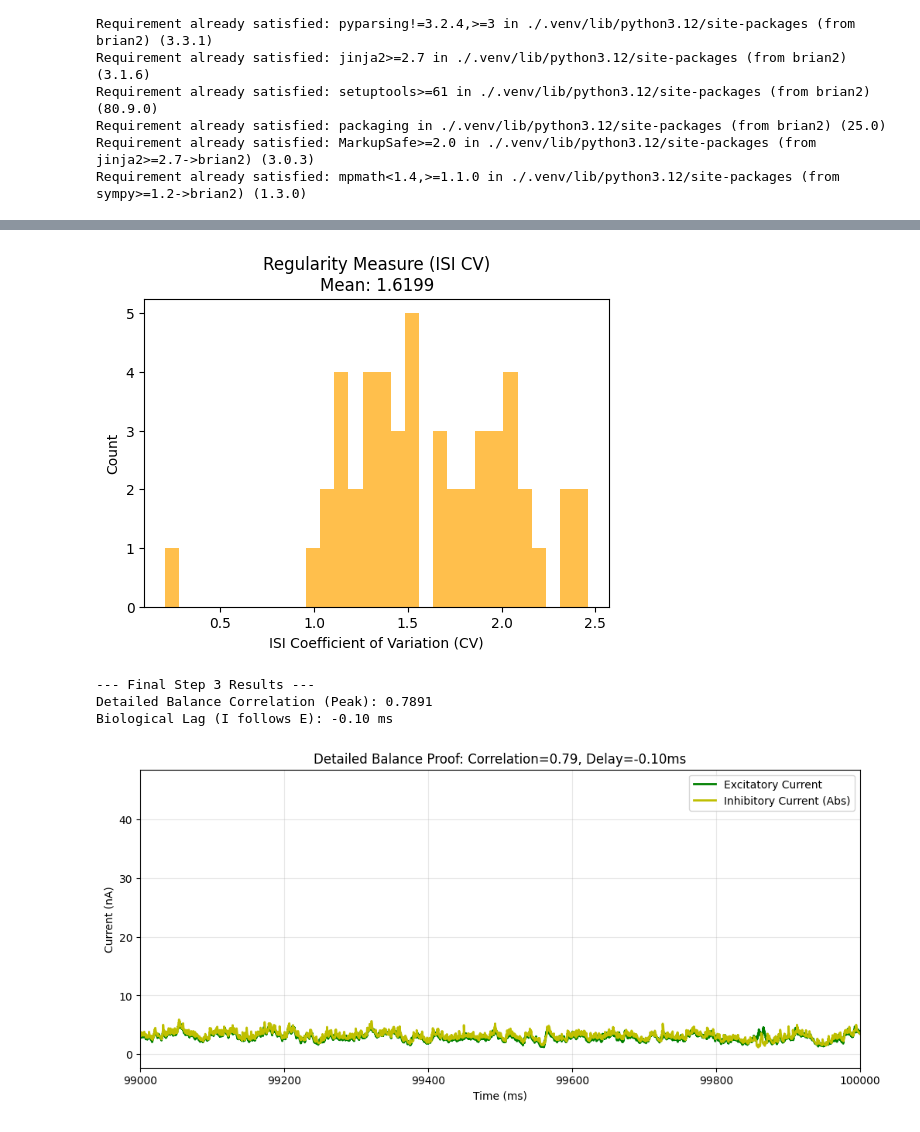
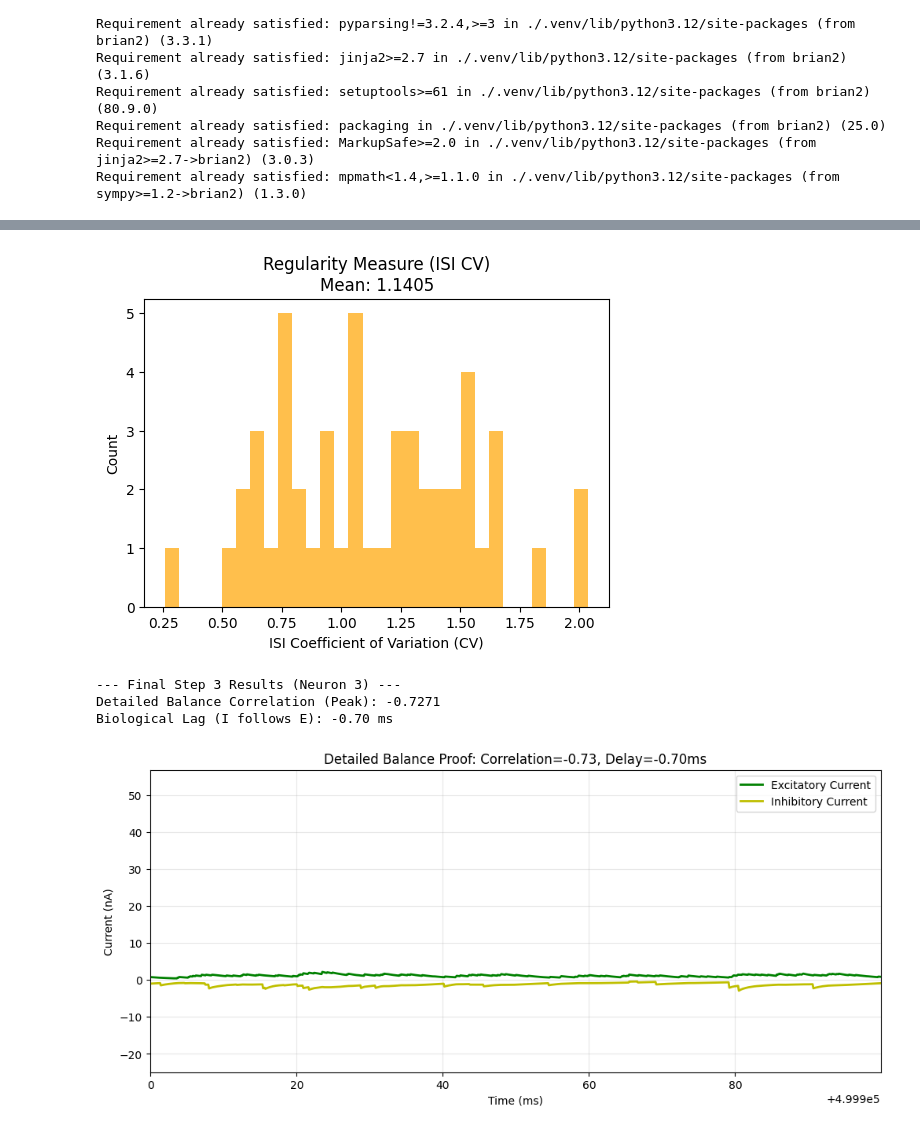
Before and after one commit to m-buschmann/balancing_networks, a Jupyter notebook: CP_Project_Balancing_Network.ipynb, the cells around one changed output, grey strips where cells are left out. Cells and saved outputs as stored; diff of their text form; code cells hidden in the pictures.

```diff
--- a/CP_Project_Balancing_Network.ipynb
+++ b/CP_Project_Balancing_Network.ipynb
@@ -11,13 +11,14 @@ p = 0.02
 tau_m, tau_syn_exc, tau_syn_inh = 20*ms, 5*ms, 10*ms
 V_thr, V_reset, E_leak = -50*mV, -60*mV, -60*mV
 I_b, g_bar = 200*pA, 3*nS
+g_bar_II = 10 * g_bar
 
 
 tau_stdp = 20*ms
 eta = 1e-3 if plasticity_on else 0
-alpha = 0.12
+alpha = 0.12 #α = 2 × ρ0 × τSTDP
 w_max = 10.0
-sim_time = 100000*ms if plasticity_on else 1000*ms
+sim_time = 500000*ms if plasticity_on else 1000*ms
 
 
 neuron_eqs = '''
@@ -45,14 +46,14 @@ G_inh.v = 'V_reset + rand() * (V_thr - V_reset)'
 
 S_EE = Synapses(G_exc, G_exc, 'w : 1', on_pre='g_exc_post += w*g_bar'); S_EE.connect(p=p); S_EE.w = 1.0
 S_EI = Synapses(G_exc, G_inh, 'w : 1', on_pre='g_exc_post += w*g_bar'); S_EI.connect(p=p); S_EI.w = 1.0
-S_II = Synapses(G_inh, G_inh, 'w : 1', on_pre='g_inh_post += w*g_bar'); S_II.connect(p=p); S_II.w = 10.0
+S_II = Synapses(G_inh, G_inh, 'w : 1', on_pre='g_inh_post += w*g_bar_II'); S_II.connect(p=p); S_II.w = 1.0
 
 
 if plasticity_on:
-    pre_logic = 'g_inh_post += w*g_bar; w += eta * (x_post - alpha)'
-    post_logic = 'w += eta * x_pre'
+    pre_logic = 'g_inh_post += w*g_bar_II; w = clip(w + eta * (x_post - alpha), 0, w_max)'
+    post_logic = 'w = clip(w + eta * x_pre, 0, w_max)'
 else:
-    pre_logic = 'g_inh_post += w*g_bar'
+    pre_logic = 'g_inh_post += w*g_bar_II'
     post_logic = ''
 
 S_IE = Synapses(G_inh, G_exc, 'w : 1', on_pre=pre_logic, on_post=post_logic)
@@ -62,7 +63,7 @@ S_IE.w = 0.0
 P_input_e = PoissonInput(G_exc, 'g_exc', N=100, rate=5*Hz, weight=0.1*g_bar)
 P_input_i = PoissonInput(G_inh, 'g_exc', N=100, rate=5*Hz, weight=0.1*g_bar)
 
-stat_mon = StateMonitor(G_exc, ['v', 'I_exc', 'I_inh'], record=0)
+stat_mon = StateMonitor(G_exc, ['v', 'I_exc', 'I_inh'], record=range(20))
 weight_mon = StateMonitor(S_IE, 'w', record=range(10))
 spikes_e = SpikeMonitor(G_exc)
 rate_mon = PopulationRateMonitor(G_exc)
@@ -204,63 +205,60 @@ plt.xlabel("ISI Coefficient of Variation (CV)")
 plt.ylabel("Count")
 plt.show()
 # %% [output]
-[figure, old version]
+[figure, new version]
 # %%
 from scipy import signal
 
-t_mask = stat_mon.t > (sim_time - 1.0*second)
-i_exc = stat_mon.I_exc[0] / nA
-i_inh = np.abs(stat_mon.I_inh[0] / nA)
+t_mask = stat_mon.t > (sim_time - 2.0*second)
 time_ms = stat_mon.t / ms
 
+# Example: analyze neuron 0 (can change to any index in 0..19)
+neuron_idx = 3
+i_exc = stat_mon.I_exc[neuron_idx] / nA
+i_inh = (stat_mon.I_inh[neuron_idx] / nA)
+win_size = int(50*ms / defaultclock.dt)
 
-win_size = int(50*ms / defaultclock.dt)
-#i_exc_smooth = np.convolve(i_exc, np.ones(win_size)/win_size, mode='same')
-#i_inh_smooth = np.convolve(i_inh, np.ones(win_size)/win_size, mode='same')
-i_exc_smooth = i_exc
-i_inh_smooth = i_inh
+# Restrict to last window_duration for correlation calculation
+i_exc_corr = i_exc[t_mask]
+i_inh_corr = i_inh[t_mask]
 
-
-sig_e = i_exc_smooth - np.mean(i_exc_smooth)
-sig_i = i_inh_smooth - np.mean(i_inh_smooth)
-
+sig_e = i_exc_corr - np.mean(i_exc_corr)
+sig_i = i_inh_corr - np.mean(i_inh_corr)
 
 corr_values = signal.correlate(sig_e, sig_i, mode='same')
 lags = signal.correlation_lags(len(sig_e), len(sig_i), mode='same')
 lags_ms = lags * (defaultclock.dt / ms)
 
-
 bio_mask = (lags_ms > -20) & (lags_ms < 20)
-best_lag_idx = np.argmax(corr_values[bio_mask])
+best_lag_idx = np.argmin(corr_values[bio_mask])
 best_lag_ms = lags_ms[bio_mask][best_lag_idx]
 
+i_inh_shifted = np.roll(i_inh_corr, -int(best_lag_ms / (defaultclock.dt/ms)))
+peak_corr = np.corrcoef(sig_e[100:-100], i_inh_shifted[100:-100])[0, 1]
 
-i_inh_shifted = np.roll(i_inh_smooth, -int(best_lag_ms / (defaultclock.dt/ms)))
-peak_corr = np.corrcoef(i_exc_smooth[100:-100], i_inh_shifted[100:-100])[0, 1]
-
-print(f"--- Final Step 3 Results ---")
+print(f"--- Final Step 3 Results (Neuron {neuron_idx}) ---")
 print(f"Detailed Balance Correlation (Peak): {peak_corr:.4f}")
 print(f"Biological Lag (I follows E): {best_lag_ms:.2f} ms")
 
 
 plt.figure(figsize=(12, 5))
-zoom_start, zoom_end = time_ms[-1]-100, time_ms[-1]
+zoom_start, zoom_end = time_ms[-1]-10, time_ms[-1]
 
-plt.plot(time_ms, i_exc_smooth, 'g', linewidth=2, label='Excitatory Current')
-plt.plot(time_ms, i_inh_smooth, 'y', linewidth=2, label='Inhibitory Current (Abs)')
+plt.plot(time_ms, i_exc, 'g', linewidth=2, label='Excitatory Current')
+plt.plot(time_ms, i_inh, 'y', linewidth=2, label='Inhibitory Current')
 
-plt.xlim(99000, 100000)
+plt.xlim(time_ms[-1] - 100, time_ms[-1])
 plt.title(f"Detailed Balance Proof: Correlation={peak_corr:.2f}, Delay={best_lag_ms:.2f}ms")
 plt.xlabel("Time (ms)")
 plt.ylabel("Current (nA)")
 plt.legend()
 plt.grid(alpha=0.3)
 plt.show()
 # %% [output]
---- Final Step 3 Results ---
-Detailed Balance Correlation (Peak): 0.7891
-Biological Lag (I follows E): -0.10 ms
+--- Final Step 3 Results (Neuron 3) ---
+Detailed Balance Correlation (Peak): -0.7271
+Biological Lag (I follows E): -0.70 ms
-[figure, old version]
+[figure, new version]
 # %%
 # Quantify E/I correlation across a sample of neurons
 num_available_neurons = len(stat_mon.I_exc)
```
Also changed, not shown: parts of 7 cells of this notebook.
